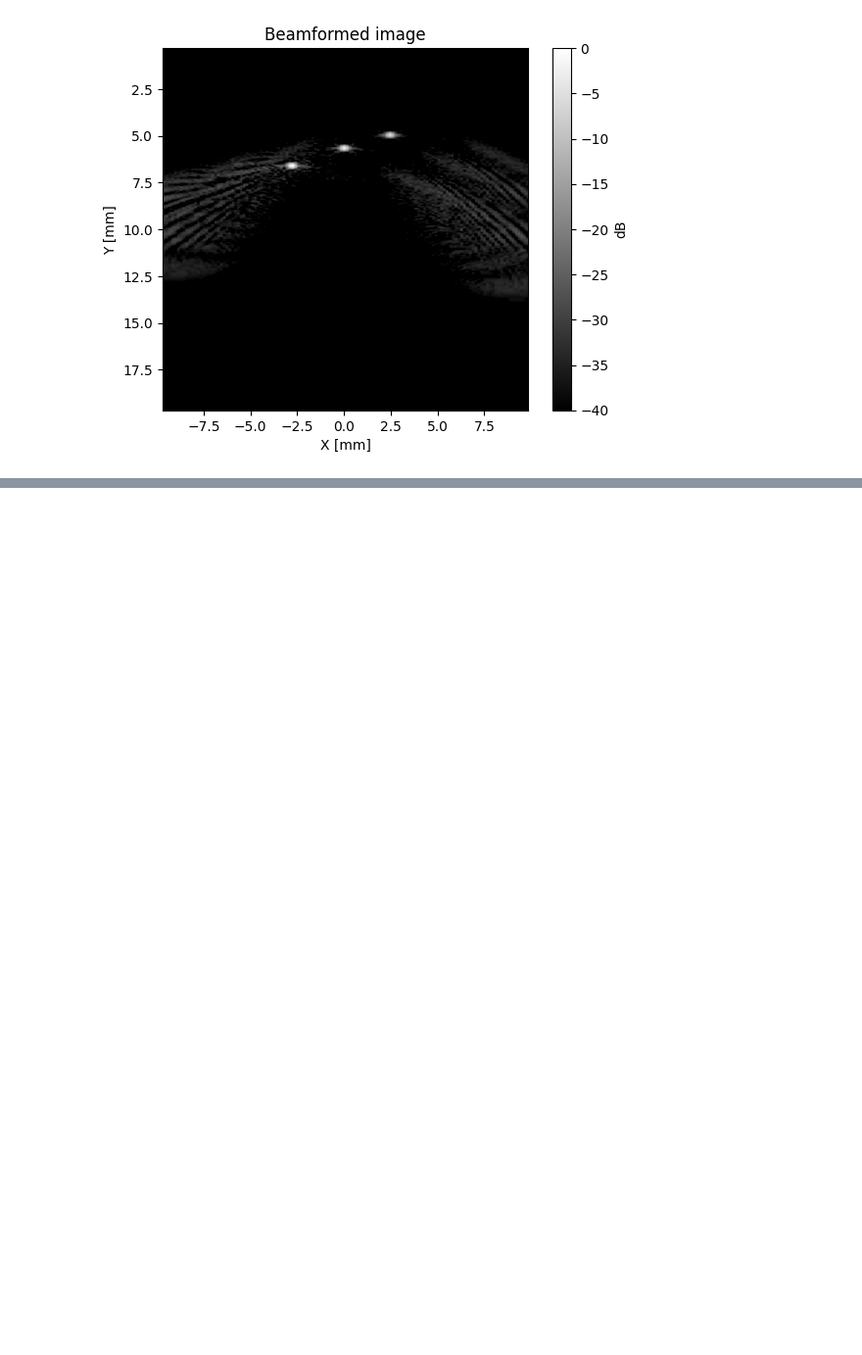
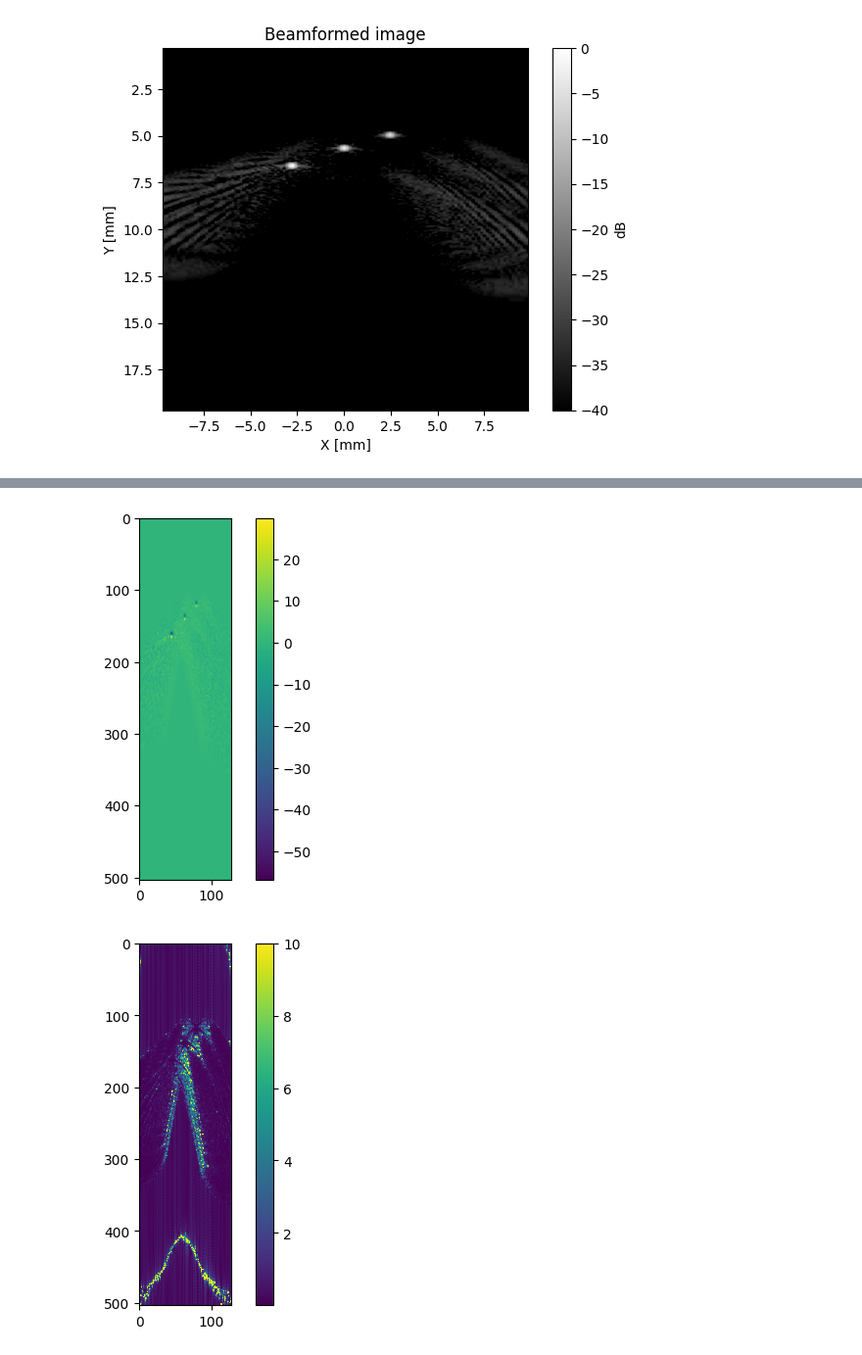
Before and after one commit to wewightman/pycbf, a Jupyter notebook: examples/test_notebook_gpu_2.ipynb, the cells around one changed output, grey strips where cells are left out. Shown at 98% size. Cells and saved outputs as stored; diff of their text form; code cells hidden in the pictures; blank space fills up the shorter version.

```diff
--- a/examples/test_notebook_gpu_2.ipynb
+++ b/examples/test_notebook_gpu_2.ipynb
@@ -131,7 +141,7 @@ bmfrm = TabbedDAS(
 # %%
-im = bmfrm(rf).reshape(Xgrid.shape).T.squeeze()
-env = np.abs(hilbert(im, axis=0))
-logged = 20*np.log10(env/np.max(env))
+im_gpu = bmfrm_gpu(rf).reshape(Xgrid.shape).T.squeeze()
+env_gpu = np.abs(hilbert(im_gpu, axis=0))
+logged = 20*np.log10(env_gpu/np.max(env_gpu))
 
 plt.figure()
 plt.imshow(
@@ -149,0 +179,12 @@ plt.show()
+# %%
+plt.figure()
+plt.imshow(env_gpu-env_cpu)
+plt.colorbar()
+plt.show()
+plt.figure()
+plt.imshow(np.abs(env_gpu-env_cpu)/env_cpu, vmax=10)
+plt.colorbar()
+plt.show()
+# %% [output]
+[figure, added]
+[figure, added]
```
Also changed, not shown: parts of 3 cells of this notebook, 1 other file.
